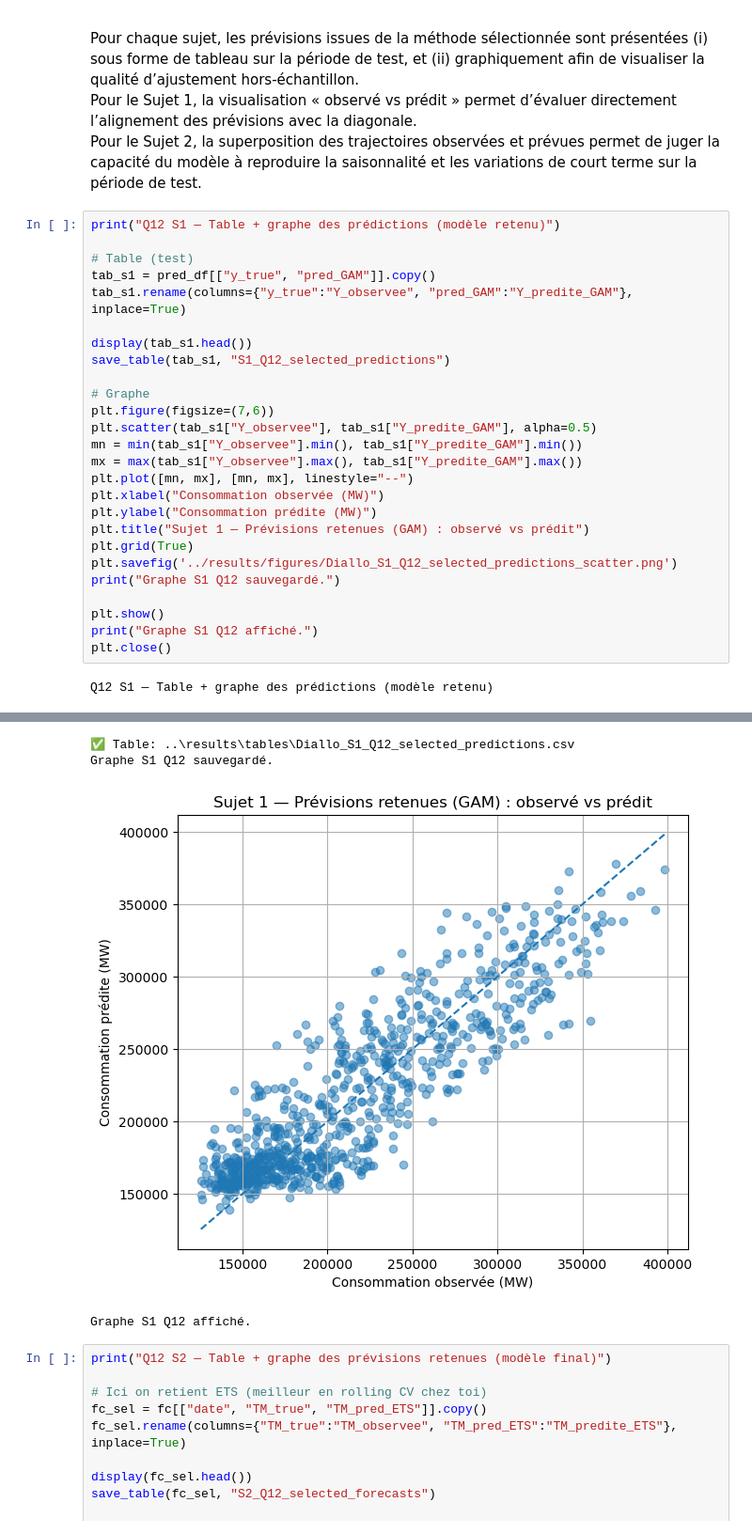
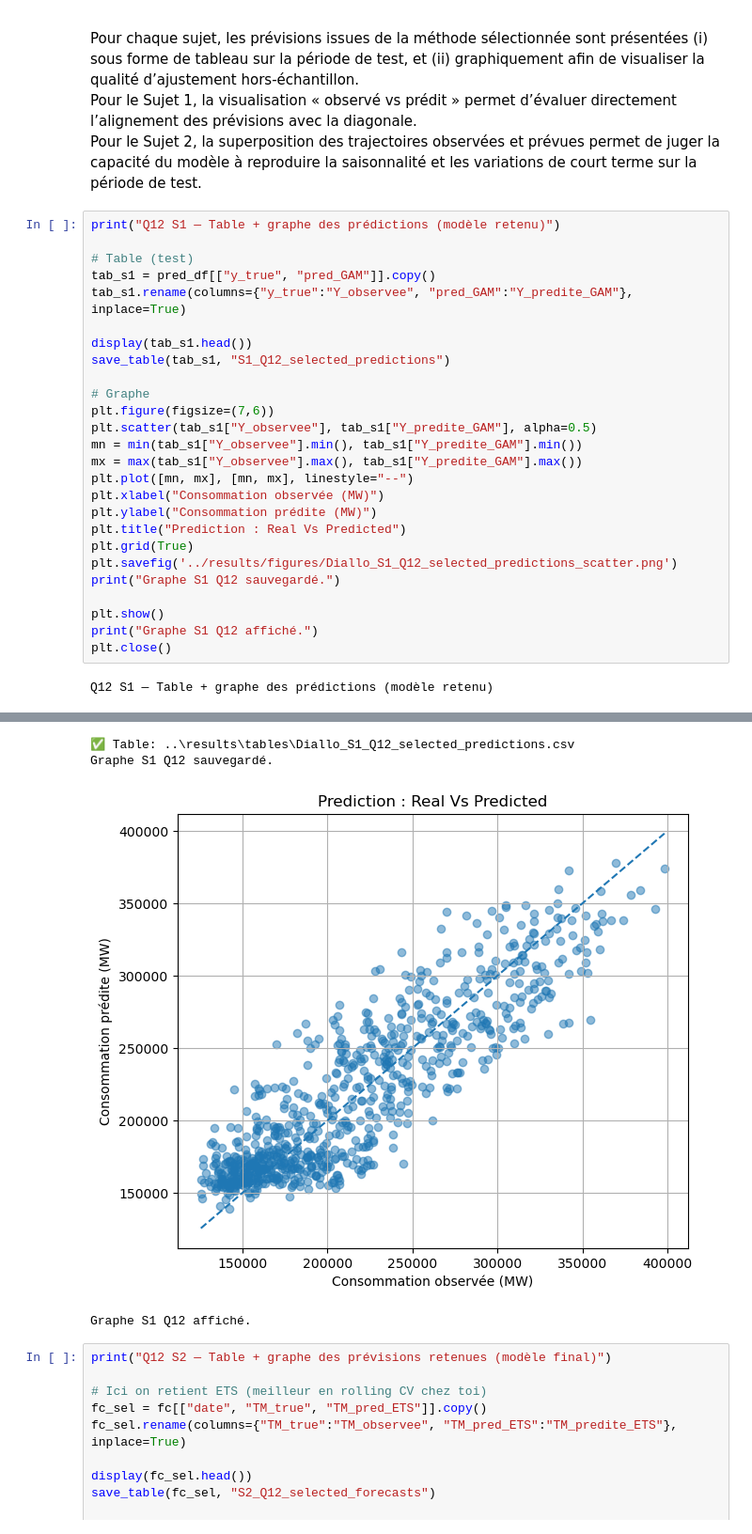
Before and after one commit to Nohalito/Weather-prediction, a Jupyter notebook: notebooks/03.1_Modeling_Diallo.ipynb, the cells around one changed output, grey strips where cells are left out. Shown at 94% size. Drawn from its saved outputs; the diff is of its cells as text.

```diff
--- a/notebooks/03.1_Modeling_Diallo.ipynb
+++ b/notebooks/03.1_Modeling_Diallo.ipynb
@@ -1759,35 +1761,35 @@ tab_s1 = pred_df[["y_true", "pred_GAM"]].copy()
 tab_s1.rename(columns={"y_true":"Y_observee", "pred_GAM":"Y_predite_GAM"}, inplace=True)
 
 display(tab_s1.head())
 save_table(tab_s1, "S1_Q12_selected_predictions")
 
 # Graphe
 plt.figure(figsize=(7,6))
 plt.scatter(tab_s1["Y_observee"], tab_s1["Y_predite_GAM"], alpha=0.5)
 mn = min(tab_s1["Y_observee"].min(), tab_s1["Y_predite_GAM"].min())
 mx = max(tab_s1["Y_observee"].max(), tab_s1["Y_predite_GAM"].max())
 plt.plot([mn, mx], [mn, mx], linestyle="--")
 plt.xlabel("Consommation observée (MW)")
 plt.ylabel("Consommation prédite (MW)")
-plt.title("Sujet 1 — Prévisions retenues (GAM) : observé vs prédit")
+plt.title("Prediction : Real Vs Predicted")
 plt.grid(True)
 plt.savefig('../results/figures/Diallo_S1_Q12_selected_predictions_scatter.png')
 print("Graphe S1 Q12 sauvegardé.")
 
 plt.show()
 print("Graphe S1 Q12 affiché.")
 plt.close()
 # %% [output]
 Q12 S1 — Table + graphe des prédictions (modèle retenu)
 |  | Y_observee | Y_predite_GAM |
 | 0 | 265351.0 | 251224.558382 |
 | 1 | 220921.0 | 181669.295401 |
 | 2 | 202671.0 | 156906.015452 |
 | 3 | 195366.0 | 155965.564767 |
 | 4 | 187041.0 | 266595.434581 |
 ✅ Table: ..\results\tables\Diallo_S1_Q12_selected_predictions.csv
 Graphe S1 Q12 sauvegardé.
-[figure, old version]
+[figure, new version]
 Graphe S1 Q12 affiché.
 # %%
 print("Q12 S2 — Table + graphe des prévisions retenues (modèle final)")
```
Also changed, not shown: parts of 7 cells of this notebook, 7 other files.
